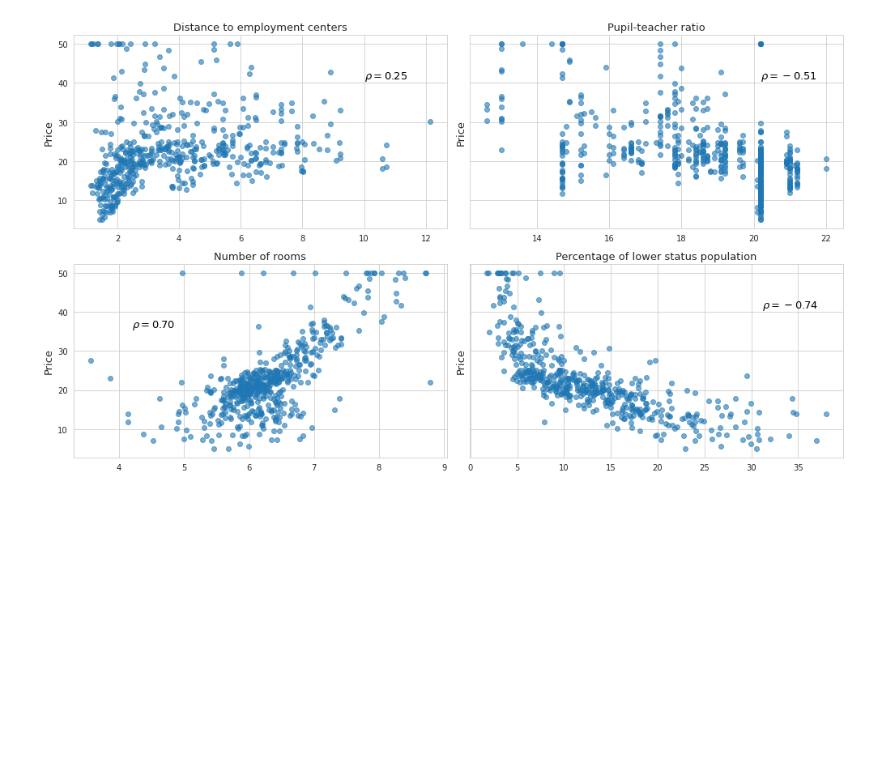
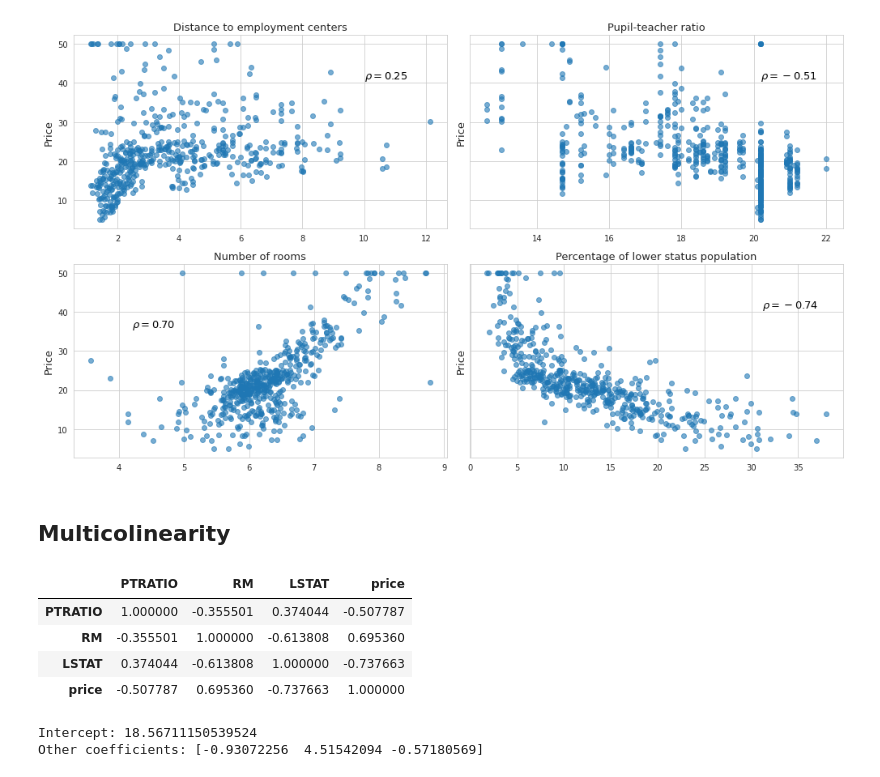
Before and after one commit to vzahorui/vzahorui.github.io, a Jupyter notebook: jupyter_notebooks/regression/linear_regression.ipynb, the cells around one changed output. Cells and saved outputs as stored; diff of their text form; code cells hidden in the pictures; blank space fills up the shorter version.

```diff
--- a/jupyter_notebooks/regression/linear_regression.ipynb
+++ b/jupyter_notebooks/regression/linear_regression.ipynb
@@ -143,3 +142,15 @@ plt.tight_layout()
 plt.savefig('../../assets/images/regression/correlation_example2.png', bbox_inches='tight');
 # %% [output]
 [figure]
+# %% [markdown]
+## Multicolinearity
+# %%
+df = df[['PTRATIO', 'RM', 'LSTAT', 'price']]
+# %%
+df.corr()
+# %% [output]
+|  | PTRATIO | RM | LSTAT | price |
+| PTRATIO | 1.000000 | -0.355501 | 0.374044 | -0.507787 |
+| RM | -0.355501 | 1.000000 | -0.613808 | 0.695360 |
+| LSTAT | 0.374044 | -0.613808 | 1.000000 | -0.737663 |
+| price | -0.507787 | 0.695360 | -0.737663 | 1.000000 |
@@ -145,0 +159,9 @@ plt.savefig('../../assets/images/regression/correlation_example2.png', bbox_inch
+# %%
+X = df[['PTRATIO', 'RM', 'LSTAT']]
+y = df['price']
+lin_regr = LinearRegression().fit(X, y)
+print(f'Intercept: {lin_regr.intercept_}')
+print(f'Other coefficients: {lin_regr.coef_}')
+# %% [output]
+Intercept: 18.56711150539524
+Other coefficients: [-0.93072256  4.51542094 -0.57180569]
```
Also changed, not shown: parts of 7 cells of this notebook, 4 other files.
